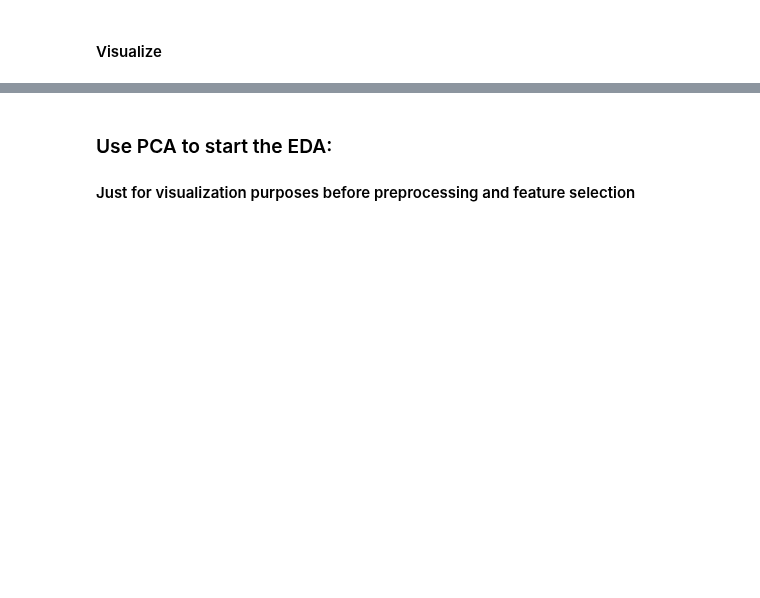
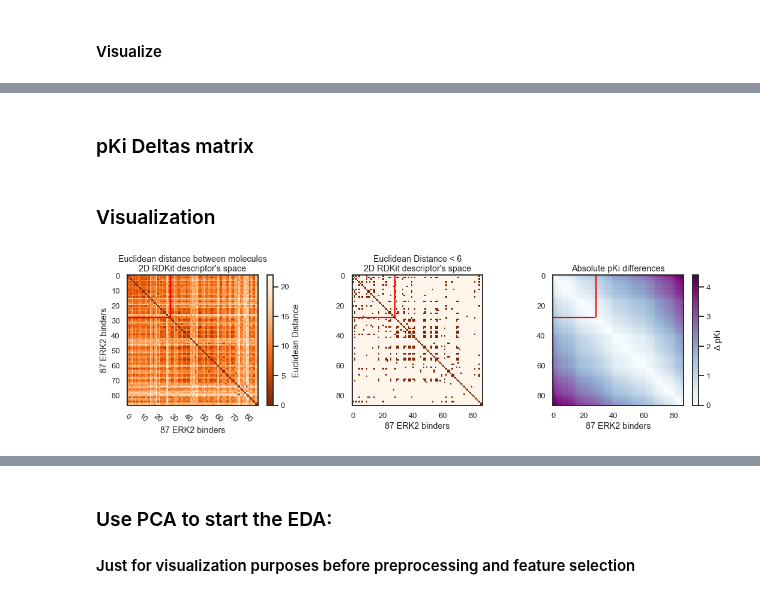
Before and after one commit to jRicciL/ERK2_notebooks, a Jupyter notebook: X_Reviewing_Fourches_work/7_2DRDKit_Analysis.ipynb, the cells around one changed output, grey strips where cells are left out. Cells and saved outputs as stored; diff of their text form; code cells hidden in the pictures; blank space fills up the shorter version.

```diff
--- a/X_Reviewing_Fourches_work/7_2DRDKit_Analysis.ipynb
+++ b/X_Reviewing_Fourches_work/7_2DRDKit_Analysis.ipynb
@@ -641,0 +681,63 @@ plot_hist(X_rdk2d_var, 'NumRings')
+# %%
+euc_2drdk_mtx = ssd.pdist(X_rdk2d_corr, metric='euclidean')
+euc_2drdk_mtx = ssd.squareform(euc_2drdk_mtx)
+# %% [markdown]
+### pKi Deltas matrix
+# %%
+# Compute a matrix with the absolute Delta pKi values between each pair of molecules
+n_mols = df_erk2_mols.shape[0]
+pki_vector = df_erk2_mols.pKi.values
+delta_pki_matrix = np.zeros((n_mols, n_mols))
+for i in range(n_mols):
+    for j in range(n_mols):
+        deltas = np.abs(pki_vector[i] - pki_vector)
+        # Fill the matrix
+        delta_pki_matrix[i, :] = deltas
+# %% [markdown]
+### Visualization
+# %%
+n_actives = df_erk2_mols.activity.sum()
+
+fig = plt.figure(figsize=(18, 4))
+
+plt.subplot(1,3,1)
+plt.imshow(euc_2drdk_mtx, cmap='Oranges_r')
+plt.yticks(range(0, n_mols, 10))
+plt.xticks(range(0, n_mols, 10), rotation=-40)
+xlabel_ = f'{n_mols} ERK2 binders'
+plt.xlabel(xlabel_); plt.ylabel(xlabel_)
+plt.title("Euclidean distance between molecules\n2D RDKit descriptor's space")
+
+plt.axvline(x= n_actives, ymin= abs(n_mols - n_actives)/n_mols, ymax= n_mols, color='red')
+plt.axhline(y= n_actives, xmin=0, xmax=(n_actives / n_mols), color='red')
+
+cbar1 = plt.colorbar()
+cbar1.set_label('Euclidean Distance')
+
+
+# Euclidean distance threshold (< 6)
+plt.subplot(1,3,2)
+euc_dist_threshold = euc_2drdk_mtx < 6
+# Just for visualization fill the diagonal
+plt.imshow(euc_dist_threshold, cmap='Oranges')
+plt.axvline(x= n_actives, ymin= abs(n_mols - n_actives)/n_mols, ymax= n_mols, color='red')
+plt.axhline(y= n_actives, xmin=0, xmax=(n_actives / n_mols), color='red')
+plt.xlabel(xlabel_)
+plt.title("Euclidean Distance < 6\n2D RDKit descriptor's space")
+
+
+# pKi deltas
+plt.subplot(1,3,3)
+# Just for visualization fill the diagonal
+plt.imshow(delta_pki_matrix, cmap='BuPu')
+plt.axvline(x= n_actives, ymin= abs(n_mols - n_actives)/n_mols, ymax= n_mols, color='red')
+plt.axhline(y= n_actives, xmin=0, xmax=(n_actives / n_mols), color='red')
+plt.xlabel(xlabel_)
+plt.title('Absolute pKi differences')
+
+cbar2 = plt.colorbar()
+cbar2.set_label('$\Delta$ pKi')
+
+plt.show()
+# %% [output]
+[figure, added]
```
Also changed, not shown: parts of 19 cells of this notebook.
